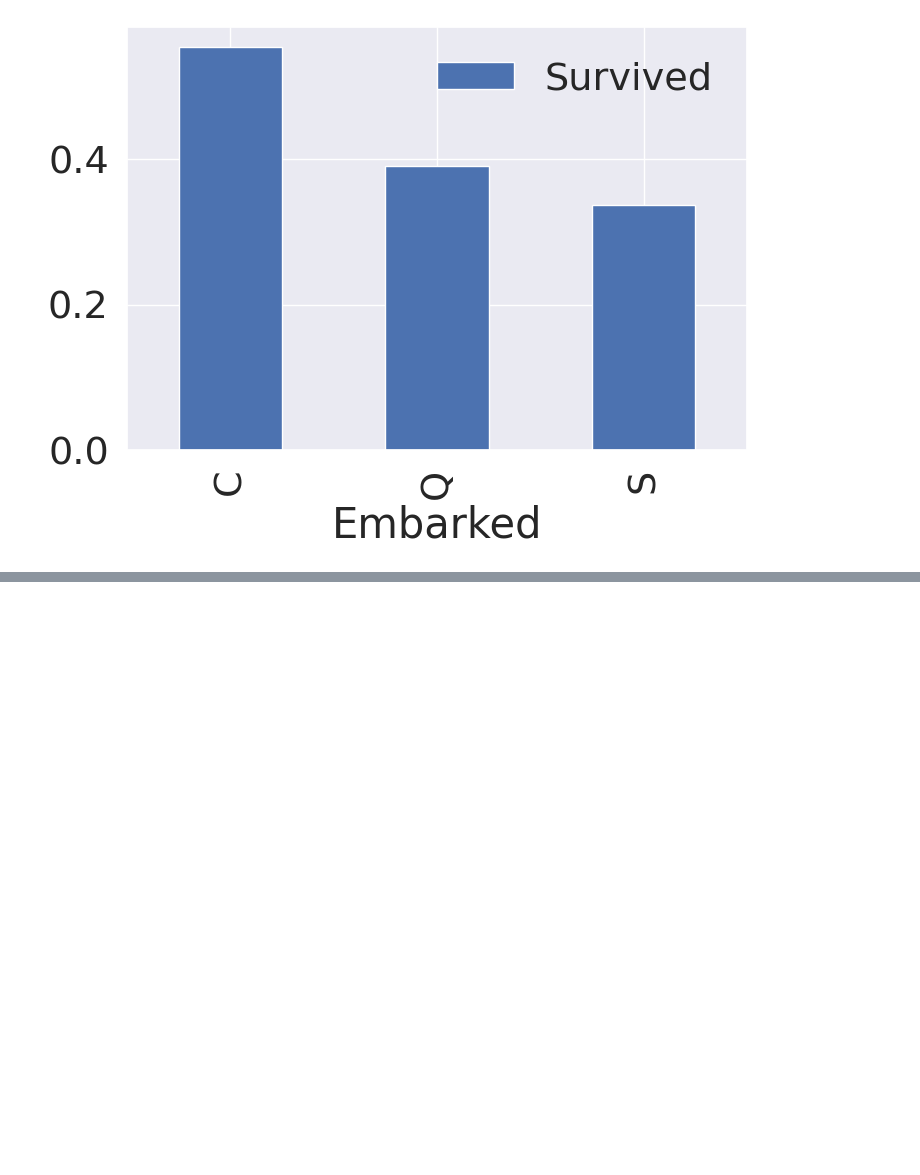
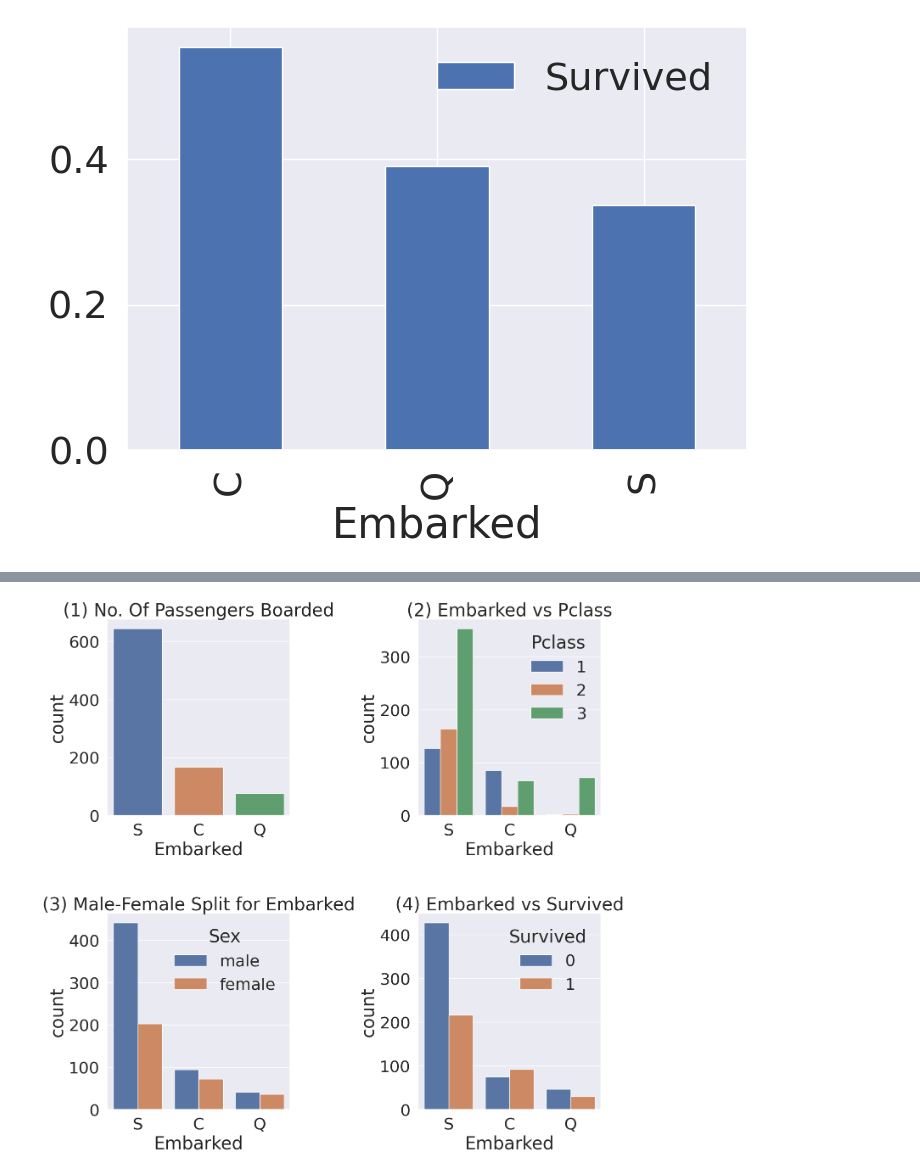
Before and after one commit to yoonseong00/colab, a Jupyter notebook: 타이타닉.ipynb, the cells around one changed output, grey strips where cells are left out. Drawn from its saved outputs; the diff is of its cells as text; code cells hidden in the pictures; blank space fills up the shorter version.

```diff
--- a/타이타닉.ipynb
+++ b/타이타닉.ipynb
@@ -413,0 +423,19 @@ embarked_mean_survived.sort_values(by = 'Survived', ascending = False).plot.bar(
+# %%
+f, ax = plt.subplots(2, 2, figsize = (15, 15))
+
+sns.countplot(x = df_train['Embarked'], data = df_train, ax = ax[0, 0])
+ax[0, 0].set_title('(1) No. Of Passengers Boarded')
+
+sns.countplot(x = df_train['Embarked'], hue = 'Pclass', data = df_train, ax = ax[0, 1])
+ax[0, 1].set_title('(2) Embarked vs Pclass')
+
+sns.countplot(x = df_train['Embarked'], hue = 'Sex', data = df_train, ax = ax[1, 0])
+ax[1, 0].set_title('(3) Male-Female Split for Embarked')
+
+sns.countplot(x = df_train['Embarked'], hue = 'Survived', data = df_train, ax = ax[1, 1])
+ax[1, 1].set_title('(4) Embarked vs Survived')
+
+plt.subplots_adjust(wspace = 0.7, hspace = 0.5) # 4개의 plot들이 겹치지 않도록 가로 및 세로 공간을 조정
+plt.show()
+# %% [output]
+[figure, added]
```
Also changed, not shown: parts of 9 cells of this notebook.
